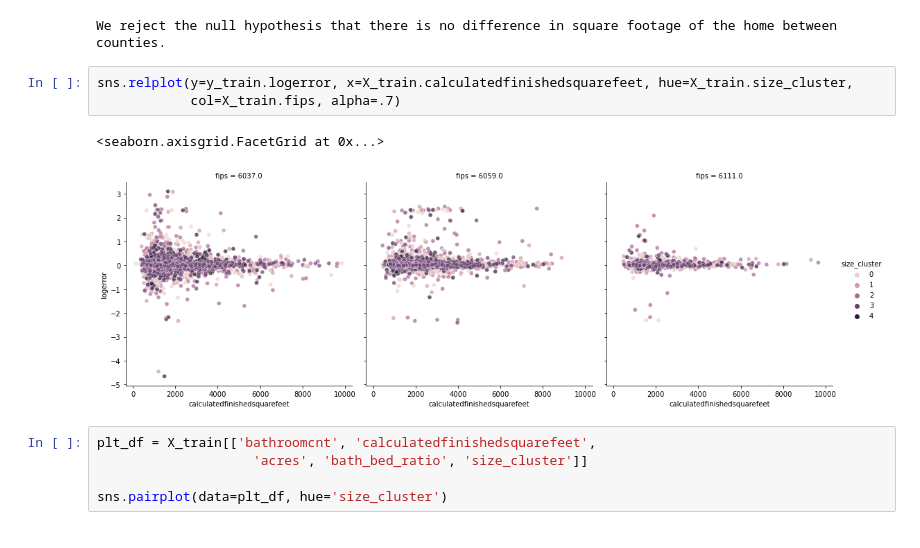
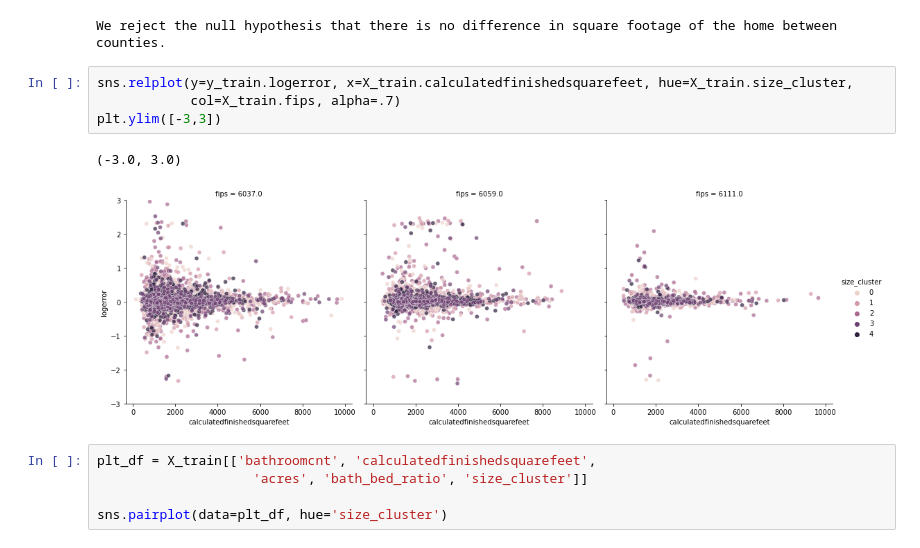
Before and after one commit to Dashing-through-Zillow/clustering-project, a Jupyter notebook: dash_draft2.ipynb, the cells around one changed output. Cells and saved outputs as stored; diff of their text form.

```diff
--- a/dash_draft2.ipynb
+++ b/dash_draft2.ipynb
@@ -654,9 +654,10 @@ We reject the null hypothesis that there is no difference in square footage of t
 # %%
 sns.relplot(y=y_train.logerror, x=X_train.calculatedfinishedsquarefeet, hue=X_train.size_cluster,
             col=X_train.fips, alpha=.7)
+plt.ylim([-3,3])
 # %% [output]
-<seaborn.axisgrid.FacetGrid at 0x...>
+(-3.0, 3.0)
-[figure, old version]
+[figure, new version]
 # %%
 plt_df = X_train[['bathroomcnt', 'calculatedfinishedsquarefeet',
                     'acres', 'bath_bed_ratio', 'size_cluster']]
```
Also changed, not shown: parts of 4 cells of this notebook.
